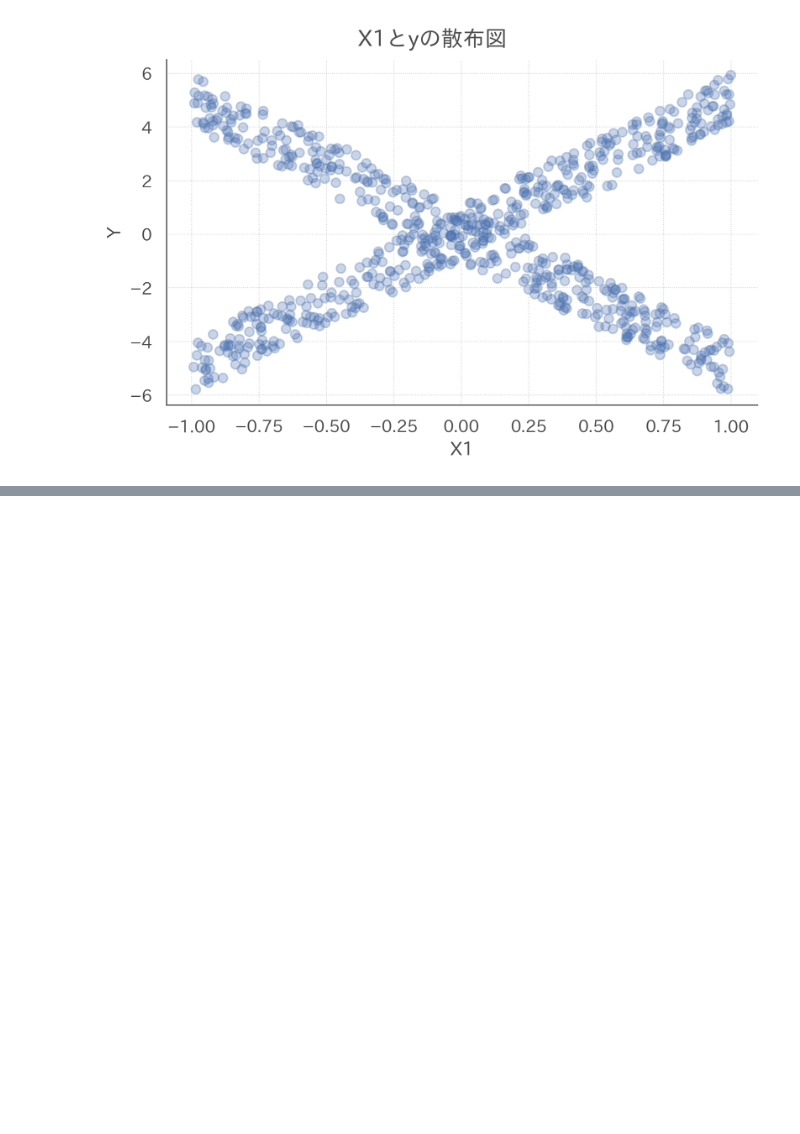
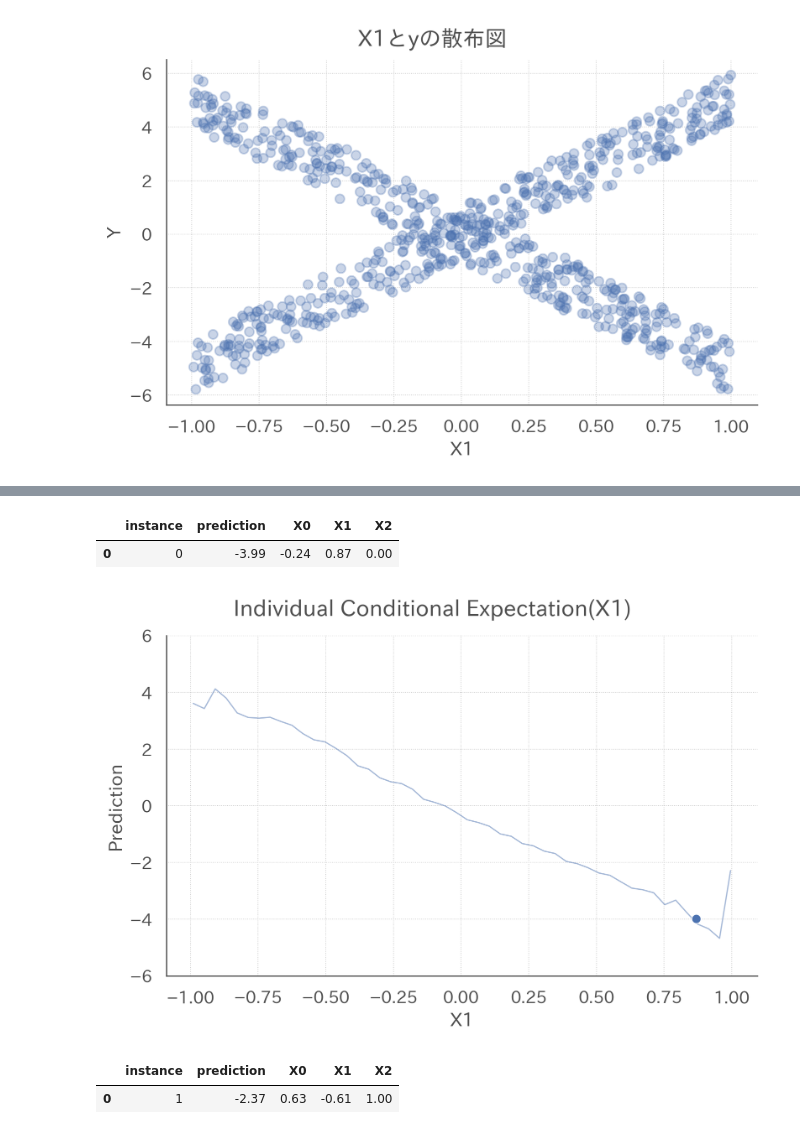
Before and after one commit to jinInoue-rrr/ml_inter, a Jupyter notebook: ch5_ICE_notebook.ipynb, the cells around one changed output, grey strips where cells are left out. Saved outputs shown, nothing was run; the diff lists cells and outputs as text; code cells hidden in the pictures; blank space fills up the shorter version.

```diff
--- a/ch5_ICE_notebook.ipynb
+++ b/ch5_ICE_notebook.ipynb
@@ -72,0 +190,22 @@ rf = RandomForestRegressor(n_jobs = -1, random_state = 42).fit(X_train, y_train)
+# %%
+# iceのインスタンスを生成
+
+ice = IndividualConditionalExpectation(estimator=rf, X = X_test, var_names = ["X0", "X1", "X2"])
+# %%
+ice.individual_conditional_expectation(var_name = "X1", ids_to_compute=[0])
+
+ice.df_instance
+# %% [output]
+|  | instance | prediction | X0 | X1 | X2 |
+| 0 | 0 | -3.99 | -0.24 | 0.87 | 0.00 |
+# %%
+ice.plot(ylim = (-6, 6))
+# %% [output]
+[figure, added]
+# %%
+ice.individual_conditional_expectation(var_name = "X1", ids_to_compute=[1])
+
+ice.df_instance
+# %% [output]
+|  | instance | prediction | X0 | X1 | X2 |
+| 0 | 1 | -2.37 | 0.63 | -0.61 | 1.00 |
```
Also changed, not shown: parts of 13 cells of this notebook, 1 other file.
